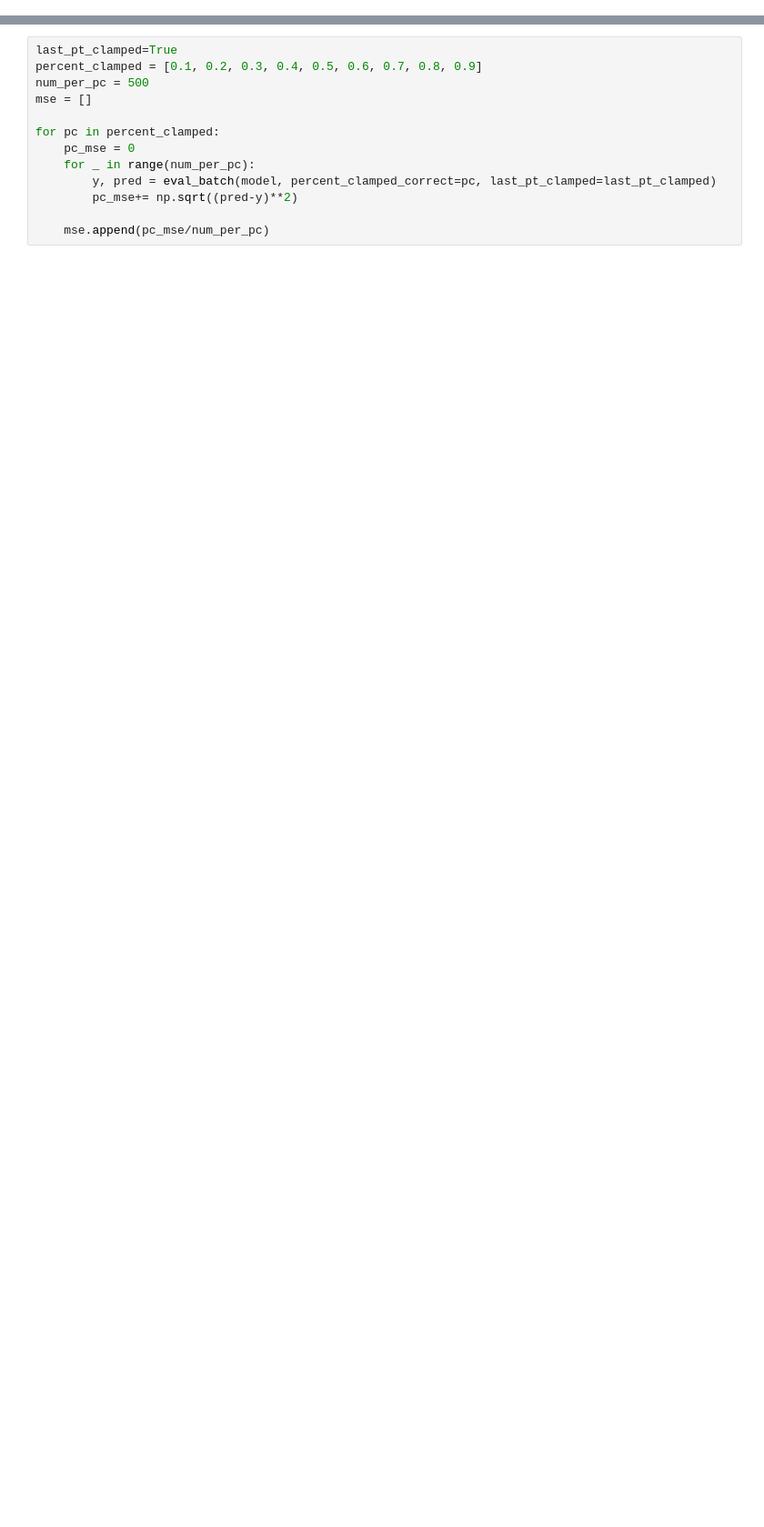
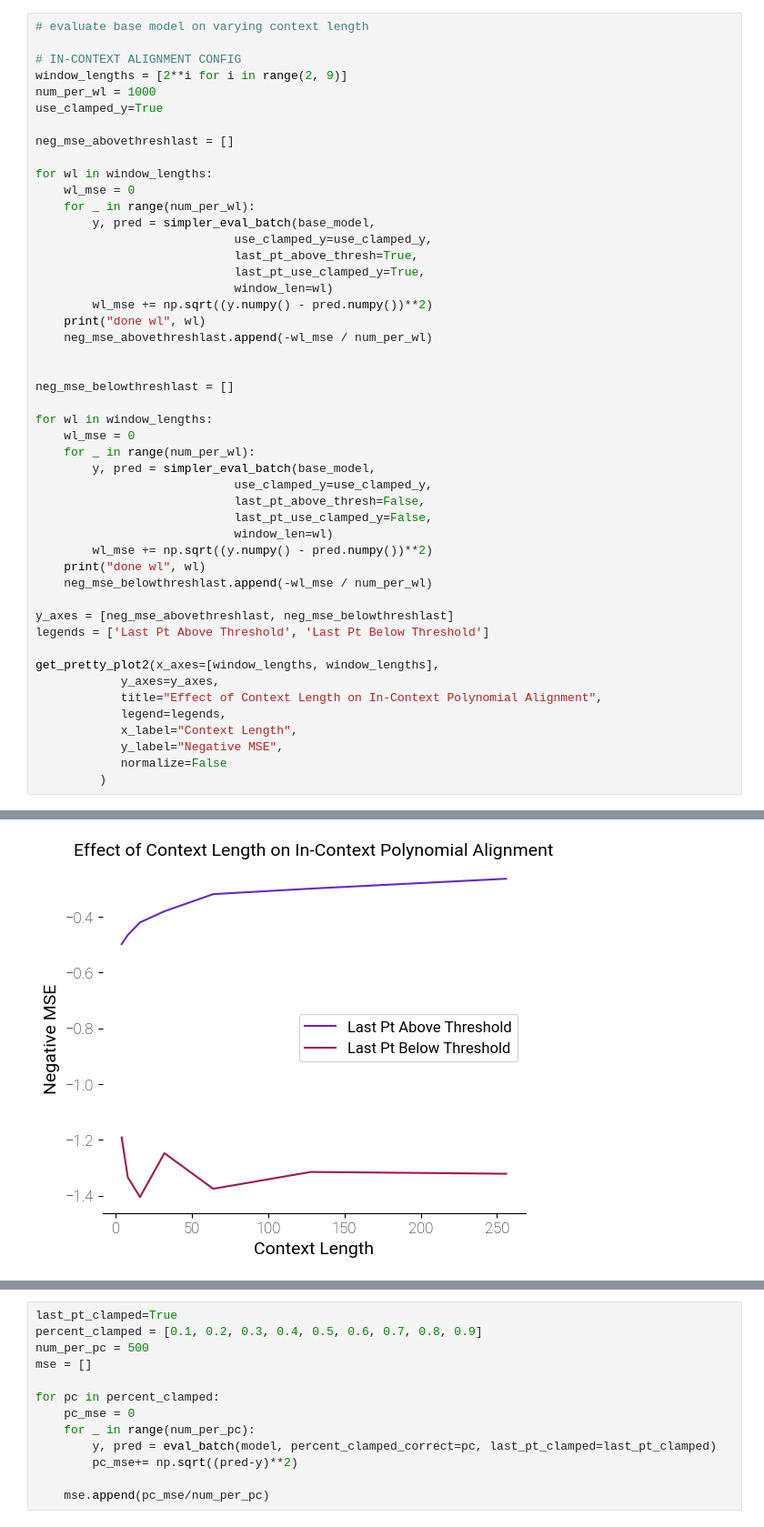
Before and after one commit to DylanDavi5/Refusal_Chebyshev, a Jupyter notebook: src/fixed_finetune_eval.ipynb, the cells around one changed output, grey strips where cells are left out. Shown: that part at 91% size. Drawn from its saved outputs; the diff is of its cells as text; blank space fills up the shorter version.

```diff
--- a/src/fixed_finetune_eval.ipynb
+++ b/src/fixed_finetune_eval.ipynb
@@ -133,0 +68,49 @@ b_size = 1
+# %%
+# evaluate base model on varying context length
+
+# IN-CONTEXT ALIGNMENT CONFIG
+window_lengths = [2**i for i in range(2, 9)]
+num_per_wl = 1000
+use_clamped_y=True
+
+neg_mse_abovethreshlast = []
+
+for wl in window_lengths:
+    wl_mse = 0
+    for _ in range(num_per_wl):
+        y, pred = simpler_eval_batch(base_model,
+                            use_clamped_y=use_clamped_y,
+                            last_pt_above_thresh=True,
+                            last_pt_use_clamped_y=True,
+                            window_len=wl)
+        wl_mse += np.sqrt((y.numpy() - pred.numpy())**2)
+    print("done wl", wl)
+    neg_mse_abovethreshlast.append(-wl_mse / num_per_wl)
+
+
+neg_mse_belowthreshlast = []
+
+for wl in window_lengths:
+    wl_mse = 0
+    for _ in range(num_per_wl):
+        y, pred = simpler_eval_batch(base_model,
+                            use_clamped_y=use_clamped_y,
+                            last_pt_above_thresh=False,
+                            last_pt_use_clamped_y=False,
+                            window_len=wl)
+        wl_mse += np.sqrt((y.numpy() - pred.numpy())**2)
+    print("done wl", wl)
+    neg_mse_belowthreshlast.append(-wl_mse / num_per_wl)
+
+y_axes = [neg_mse_abovethreshlast, neg_mse_belowthreshlast]
+legends = ['Last Pt Above Threshold', 'Last Pt Below Threshold']
+
+get_pretty_plot2(x_axes=[window_lengths, window_lengths],
+            y_axes=y_axes,
+            title="Effect of Context Length on In-Context Polynomial Alignment",
+            legend=legends,
+            x_label="Context Length",
+            y_label="Negative MSE",
+            normalize=False
+         )
+# %% [output]
@@ -133,0 +132 @@ b_size = 1
+[figure, added]
```
Also changed, not shown: parts of 19 cells of this notebook, 8 other files.
